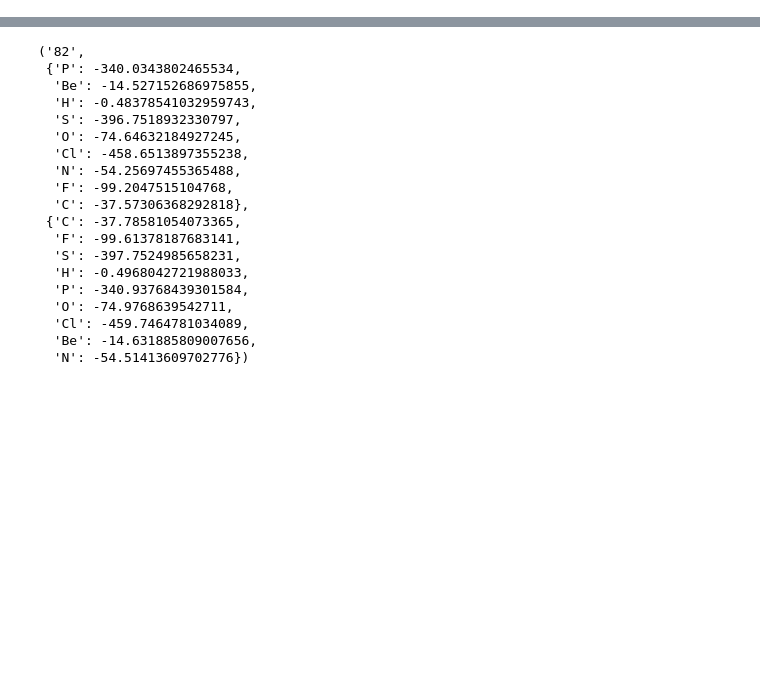
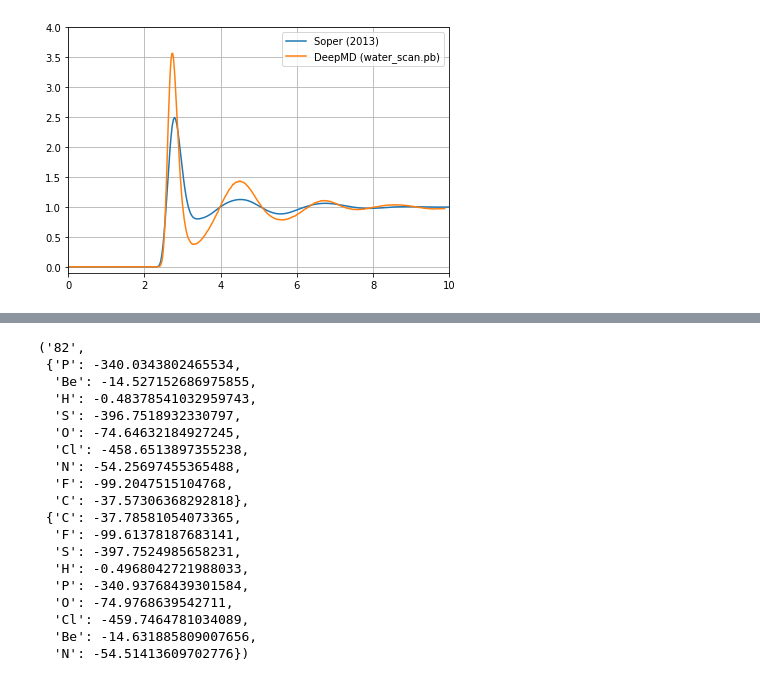
Before and after one commit to alecpwills/dpyscfl, a Jupyter notebook: notebooks/Untitled.ipynb, the cells around one changed output, grey strips where cells are left out. Cells and saved outputs as stored; diff of their text form; code cells hidden in the pictures; blank space fills up the shorter version.

```diff
--- a/notebooks/Untitled.ipynb
+++ b/notebooks/Untitled.ipynb
@@ -16,3 +17,8 @@ from ase.units import Hartree,kcal,mol,Bohr
 import pickle
 kcalmol = kcal/mol
 H_to_kcalmol = Hartree/kcalmol
+# %%
+#totally unrelated to dpyscf, just need for temp figure -- rdf from deepmd water run w/ soper 2013
+soper = pd.read_csv('/home/awills/Documents/Research/exp/soper2013rdf.dat', index_col=False, comment='#', sep='\t')
+soper.columns = ['r', 'OO', 'OOe', 'OH', 'OHe', 'HH', 'HHe']
+dmd = np.loadtxt('/home/awills/Documents/Research/gromacs/scan_T.300K/gromacs/test/water/md_rdf.xvg', comments=['#','@'])
@@ -18,0 +45,10 @@ H_to_kcalmol = Hartree/kcalmol
+# %%
+plt.plot(soper['r'], soper['OO'], label='Soper (2013)')
+plt.plot(dmd[:, 0]*10, dmd[:, 1], label='DeepMD (water_scan.pb)')
+plt.xlim(0, 10)
+plt.ylim(-0.1, 4)
+plt.legend()
+plt.grid()
+plt.tight_layout()
+# %% [output]
+[figure, added]
```
Also changed, not shown: parts of 4 cells of this notebook, 3 other files.
